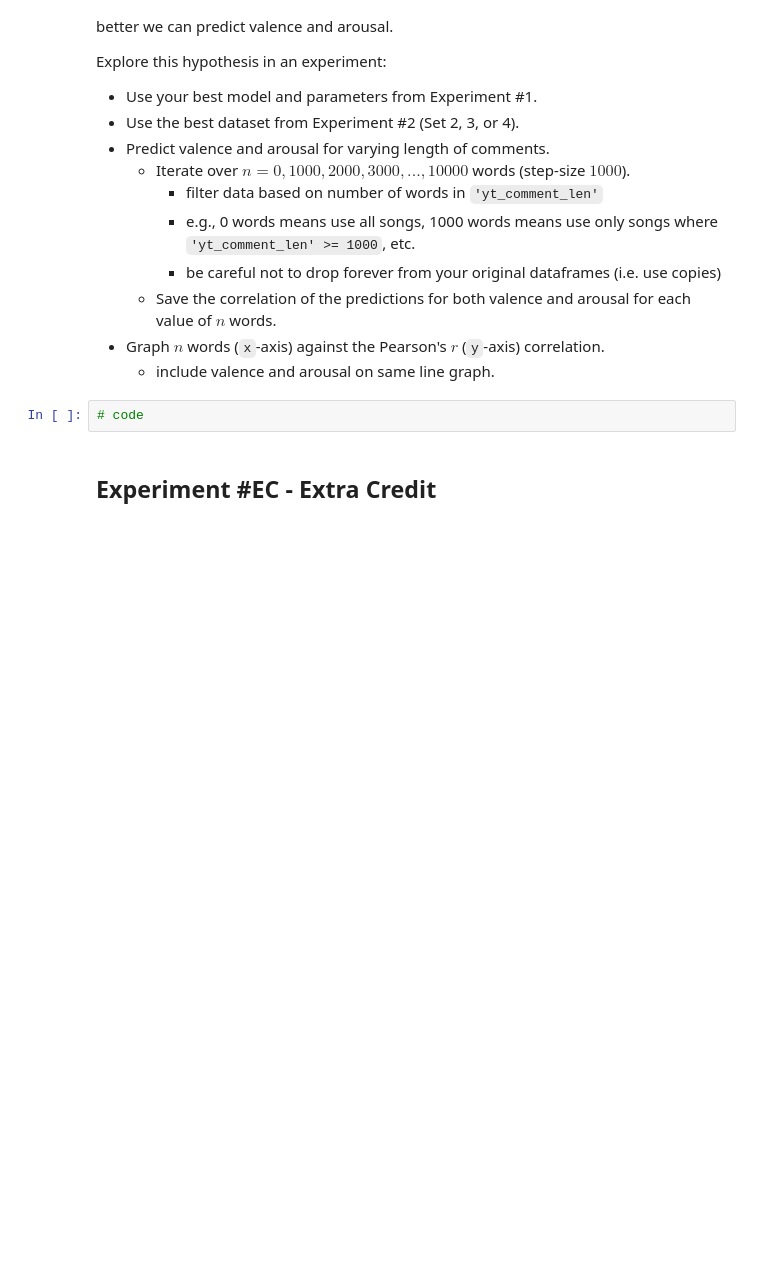
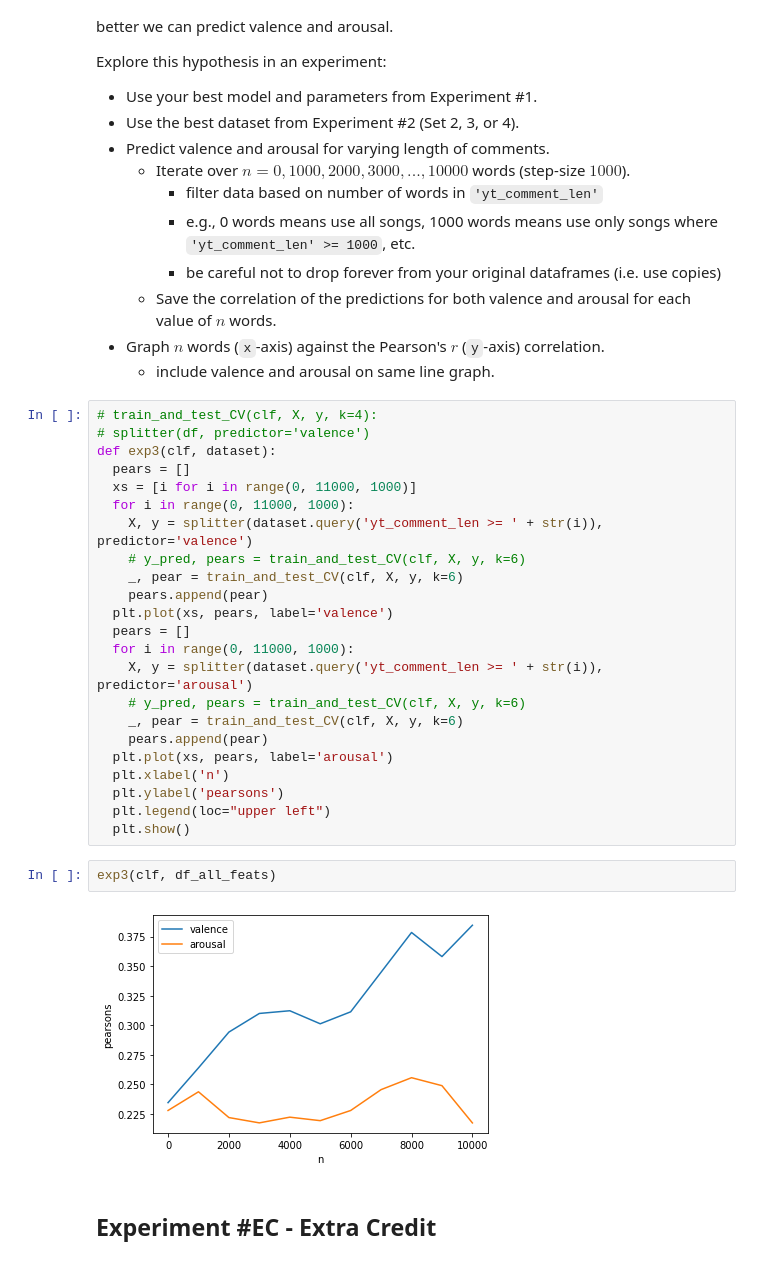
Before and after one commit to teemal/machine_learning_and_data_mining, a Jupyter notebook: Lab_3.ipynb, the cells around one changed output. Drawn from its saved outputs; the diff is of its cells as text; blank space fills up the shorter version.

```diff
--- a/Lab_3.ipynb
+++ b/Lab_3.ipynb
@@ -497,8 +758,33 @@ Explore this hypothesis in an experiment:
   * Save the correlation of the predictions for both valence and arousal for each value of $n$ words.
 * Graph $n$ words (`x`-axis) against the Pearson's $r$ (`y`-axis) correlation.
   * include valence and arousal on same line graph.
-# %%
-# code
+# %%
+# train_and_test_CV(clf, X, y, k=4):
+# splitter(df, predictor='valence')
+def exp3(clf, dataset):
+  pears = []
+  xs = [i for i in range(0, 11000, 1000)]
+  for i in range(0, 11000, 1000):
+    X, y = splitter(dataset.query('yt_comment_len >= ' + str(i)), predictor='valence')
+    # y_pred, pears = train_and_test_CV(clf, X, y, k=6)
+    _, pear = train_and_test_CV(clf, X, y, k=6)
+    pears.append(pear)
+  plt.plot(xs, pears, label='valence')
+  pears = []
+  for i in range(0, 11000, 1000):
+    X, y = splitter(dataset.query('yt_comment_len >= ' + str(i)), predictor='arousal')
+    # y_pred, pears = train_and_test_CV(clf, X, y, k=6)
+    _, pear = train_and_test_CV(clf, X, y, k=6)
+    pears.append(pear)
+  plt.plot(xs, pears, label='arousal')
+  plt.xlabel('n')
+  plt.ylabel('pearsons')
+  plt.legend(loc="upper left")
+  plt.show()
+# %%
+exp3(clf, df_all_feats)
+# %% [output]
+[figure, added]
 # %% [markdown]
 ## Experiment #EC - Extra Credit
 # %% [markdown]
```
Also changed, not shown: parts of 14 cells of this notebook.
